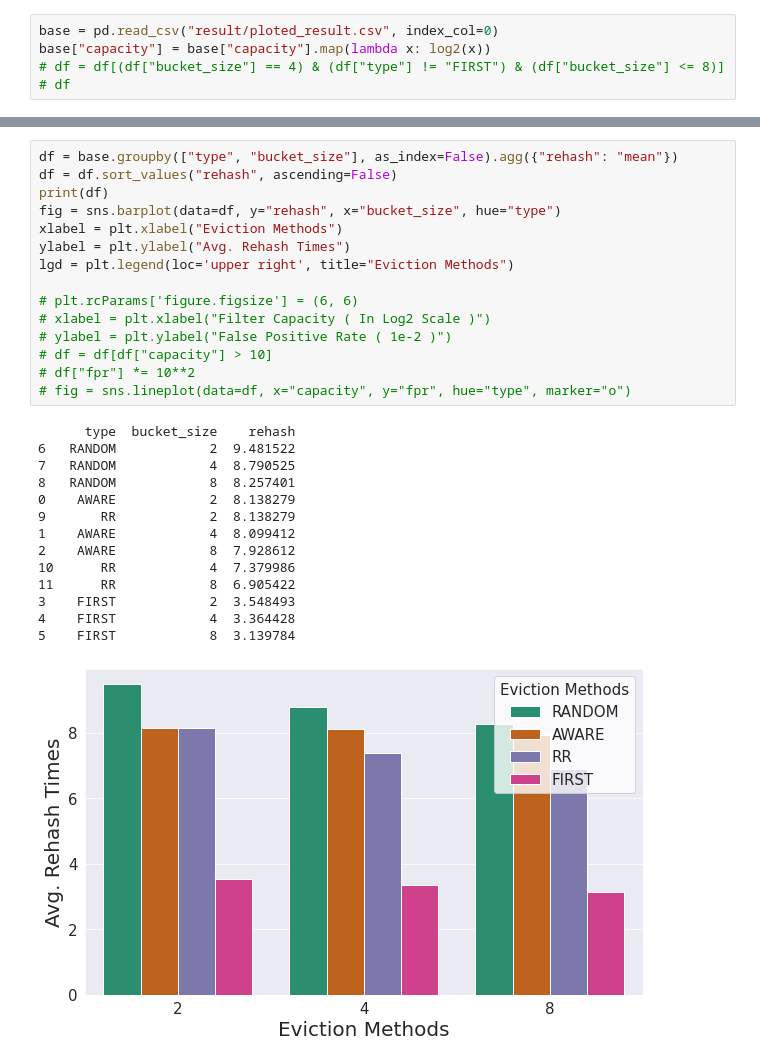
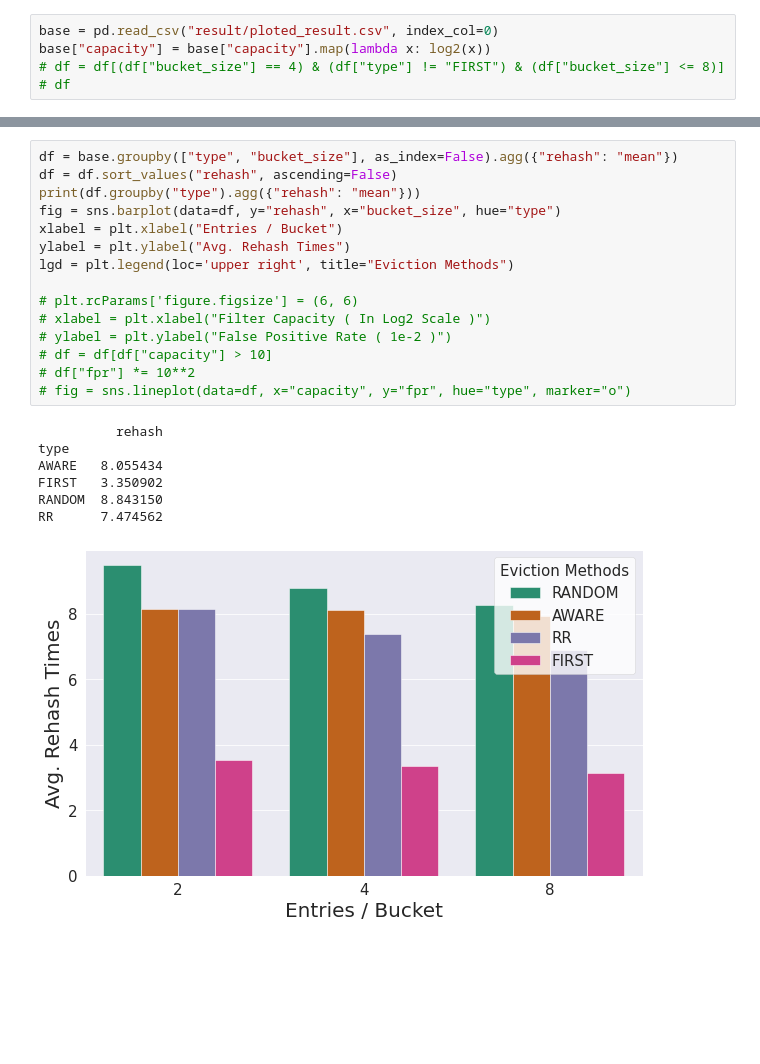
Before and after one commit to buxiangqimingle233/BalancedCuckooFilter, a Jupyter notebook: plot.ipynb, the cells around one changed output, grey strips where cells are left out. Drawn from its saved outputs; the diff is of its cells as text; blank space fills up the shorter version.

```diff
--- a/plot.ipynb
+++ b/plot.ipynb
@@ -60,33 +70,26 @@ lgd = plt.legend(loc='center right', title="Eviction Methods")
 # %%
 df = base.groupby(["type", "bucket_size"], as_index=False).agg({"rehash": "mean"})
 df = df.sort_values("rehash", ascending=False)
-print(df)
+print(df.groupby("type").agg({"rehash": "mean"}))
 fig = sns.barplot(data=df, y="rehash", x="bucket_size", hue="type")
-xlabel = plt.xlabel("Eviction Methods")
+xlabel = plt.xlabel("Entries / Bucket")
 ylabel = plt.ylabel("Avg. Rehash Times")
 lgd = plt.legend(loc='upper right', title="Eviction Methods")
 
 # plt.rcParams['figure.figsize'] = (6, 6)
 # xlabel = plt.xlabel("Filter Capacity ( In Log2 Scale )")
 # ylabel = plt.ylabel("False Positive Rate ( 1e-2 )")
 # df = df[df["capacity"] > 10]
 # df["fpr"] *= 10**2
 # fig = sns.lineplot(data=df, x="capacity", y="fpr", hue="type", marker="o")
 # %% [output]
-      type  bucket_size    rehash
-6   RANDOM            2  9.481522
-7   RANDOM            4  8.790525
-8   RANDOM            8  8.257401
-0    AWARE            2  8.138279
-9       RR            2  8.138279
-1    AWARE            4  8.099412
-2    AWARE            8  7.928612
-10      RR            4  7.379986
-11      RR            8  6.905422
-3    FIRST            2  3.548493
-4    FIRST            4  3.364428
-5    FIRST            8  3.139784
+          rehash
+type
+AWARE   8.055434
+FIRST   3.350902
+RANDOM  8.843150
+RR      7.474562
-[figure, old version]
+[figure, new version]
 # %%
 from math import log2
 import pandas as pd
```
Also changed, not shown: parts of 3 cells of this notebook, 3 other files.
